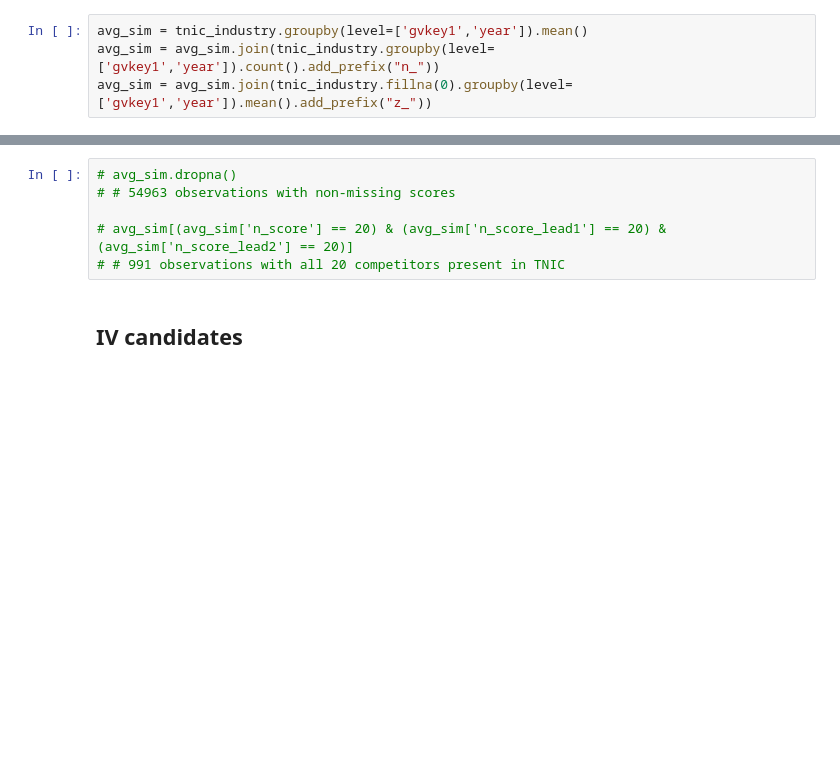
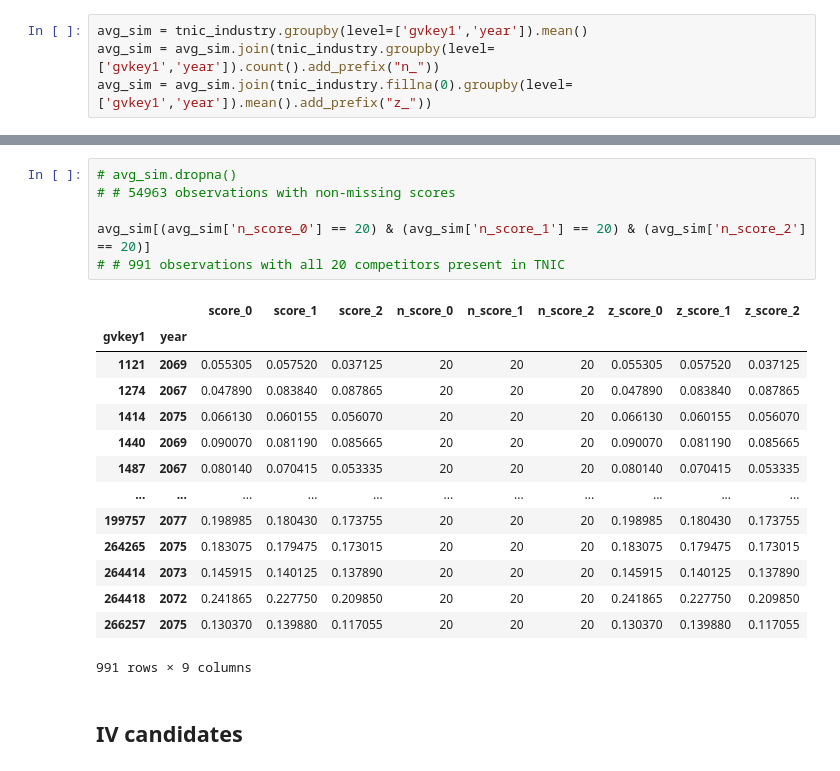
Before and after one commit to heejinohn/cko2019, a Jupyter notebook: 1_code/Review_IV.ipynb, the cells around one changed output, grey strips where cells are left out. Saved outputs shown, nothing was run; the diff lists cells and outputs as text; blank space fills up the shorter version.

```diff
--- a/1_code/Review_IV.ipynb
+++ b/1_code/Review_IV.ipynb
@@ -101,9 +84,24 @@ avg_sim
 # %%
 # avg_sim.dropna()
 # # 54963 observations with non-missing scores
 
-# avg_sim[(avg_sim['n_score'] == 20) & (avg_sim['n_score_lead1'] == 20) & (avg_sim['n_score_lead2'] == 20)]
+avg_sim[(avg_sim['n_score_0'] == 20) & (avg_sim['n_score_1'] == 20) & (avg_sim['n_score_2'] == 20)]
 # # 991 observations with all 20 competitors present in TNIC
+# %% [output]
+|  |  | score_0 | score_1 | score_2 | n_score_0 | n_score_1 | n_score_2 | z_score_0 | z_score_1 | z_score_2 |
+| gvkey1 | year |  |  |  |  |  |  |  |  |  |
+| 1121 | 2069 | 0.055305 | 0.057520 | 0.037125 | 20 | 20 | 20 | 0.055305 | 0.057520 | 0.037125 |
+| 1274 | 2067 | 0.047890 | 0.083840 | 0.087865 | 20 | 20 | 20 | 0.047890 | 0.083840 | 0.087865 |
+| 1414 | 2075 | 0.066130 | 0.060155 | 0.056070 | 20 | 20 | 20 | 0.066130 | 0.060155 | 0.056070 |
+| 1440 | 2069 | 0.090070 | 0.081190 | 0.085665 | 20 | 20 | 20 | 0.090070 | 0.081190 | 0.085665 |
+| 1487 | 2067 | 0.080140 | 0.070415 | 0.053335 | 20 | 20 | 20 | 0.080140 | 0.070415 | 0.053335 |
+| ... | ... | ... | ... | ... | ... | ... | ... | ... | ... | ... |
+| 199757 | 2077 | 0.198985 | 0.180430 | 0.173755 | 20 | 20 | 20 | 0.198985 | 0.180430 | 0.173755 |
+| 264265 | 2075 | 0.183075 | 0.179475 | 0.173015 | 20 | 20 | 20 | 0.183075 | 0.179475 | 0.173015 |
+| 264414 | 2073 | 0.145915 | 0.140125 | 0.137890 | 20 | 20 | 20 | 0.145915 | 0.140125 | 0.137890 |
+| 264418 | 2072 | 0.241865 | 0.227750 | 0.209850 | 20 | 20 | 20 | 0.241865 | 0.227750 | 0.209850 |
+| 266257 | 2075 | 0.130370 | 0.139880 | 0.117055 | 20 | 20 | 20 | 0.130370 | 0.139880 | 0.117055 |
+991 rows × 9 columns
 # %% [markdown]
 ## IV candidates
 # %% [markdown]
```
Also changed, not shown: parts of 4 cells of this notebook, 4 other files.
